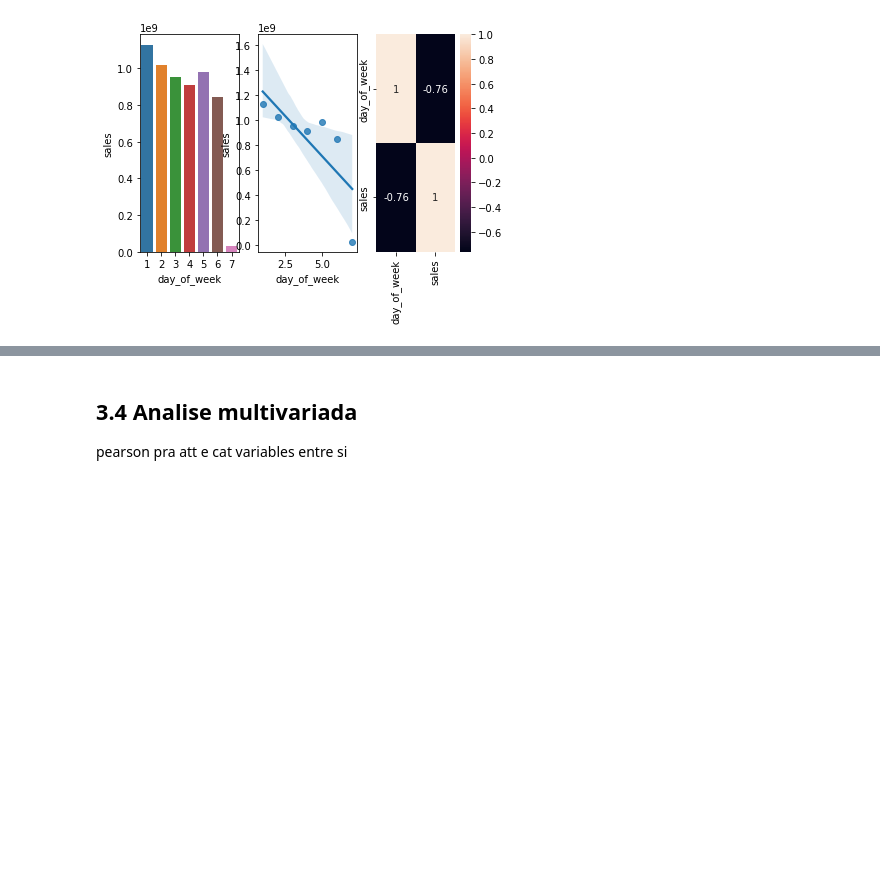
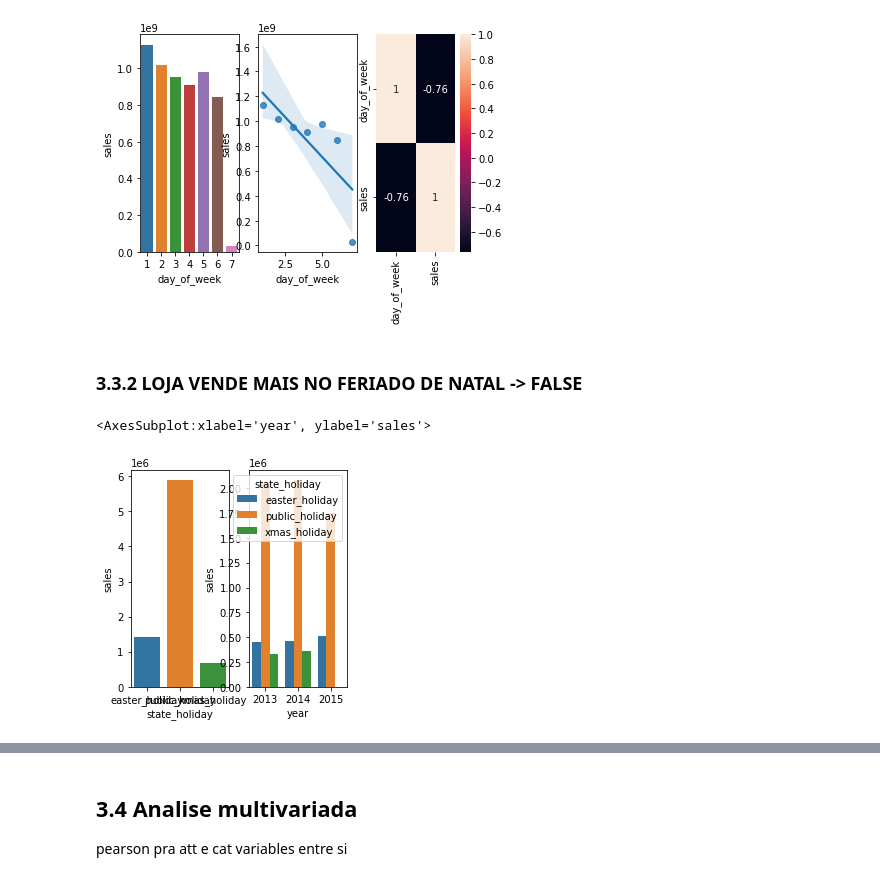
Before and after one commit to danjaca/predicting_sales_rossmann, a Jupyter notebook: Rossmann_predict_sales.ipynb, the cells around one changed output, grey strips where cells are left out. Saved outputs shown, nothing was run; the diff lists cells and outputs as text; code cells hidden in the pictures; blank space fills up the shorter version.

```diff
--- a/Rossmann_predict_sales.ipynb
+++ b/Rossmann_predict_sales.ipynb
@@ -584,3 +584,18 @@ plt.subplot(1,3,3)
 sns.heatmap(aux.corr(method='pearson'),annot=True);
 # %% [output]
 [figure]
+# %% [markdown]
+### 3.3.2  LOJA VENDE MAIS NO FERIADO DE NATAL -> FALSE
+# %%
+aux = df3.loc[df3['state_holiday']!='regular_day',['sales','state_holiday','year']]
+aux2 = aux.groupby('state_holiday').sum().reset_index()
+
+plt.subplot(1,3,1)
+sns.barplot(x='state_holiday',y='sales',data=aux2)
+
+plt.subplot(1,3,2)
+aux3 = aux.groupby(['year','state_holiday']).sum().reset_index()
+sns.barplot(x='year',y='sales',hue='state_holiday',data=aux3)
+# %% [output]
+<AxesSubplot:xlabel='year', ylabel='sales'>
+[figure, added]
```
Also changed, not shown: parts of 7 cells of this notebook.
